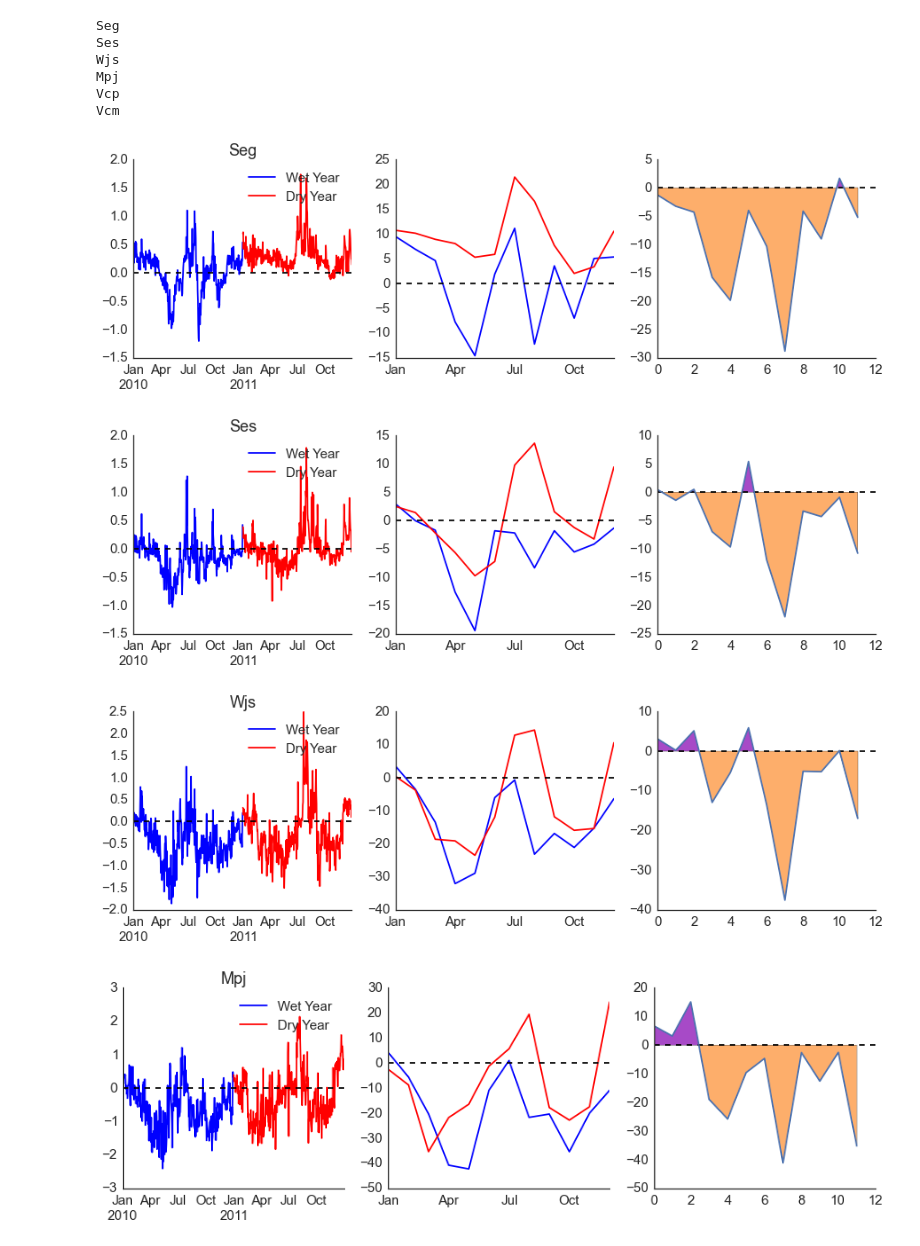
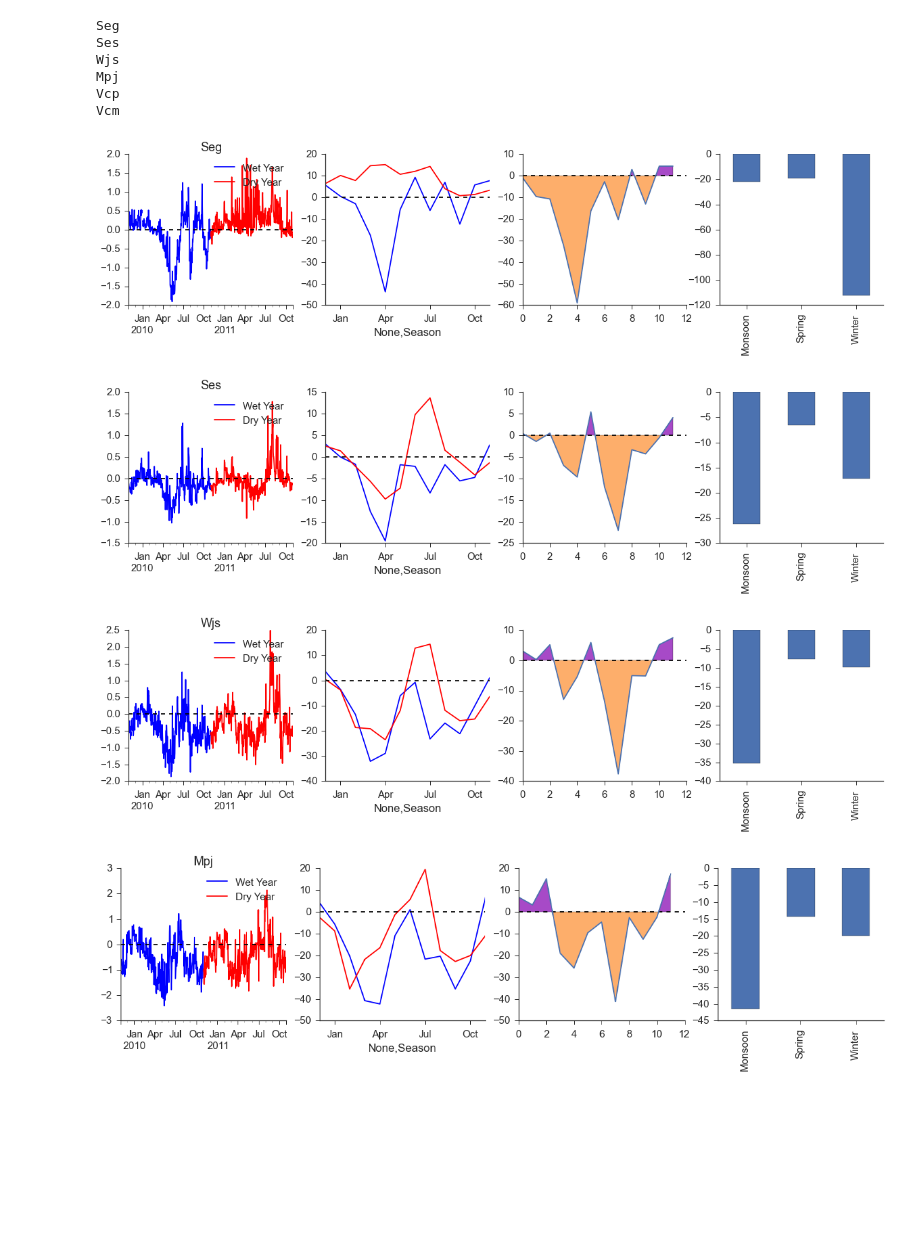
Before and after one commit to djkrofch/DinkeyCreek, a Jupyter notebook: NMEG_DroughtPlots.ipynb, the cells around one changed output. Cells and saved outputs as stored; diff of their text form; code cells hidden in the pictures; blank space fills up the shorter version.

Commit message:
Updated seasonality figures for drought stuff

```diff
--- a/NMEG_DroughtPlots.ipynb
+++ b/NMEG_DroughtPlots.ipynb
@@ -50,7 +50,7 @@ mcolour=[0.0, 0.0, 0.6];
 siteColors = [gcolour, scolour, jcolour, pjcolour, pcolour, mcolour]
 
 # Filenames of each daily file
-seg = 'US-Seg_2007_2016_daily.txt'
+seg = 'US-Sen_2007_2016_daily.txt'
 ses = 'US-Ses_2007_2016_daily.txt'
 wjs = 'US-Wjs_2007_2016_daily.txt'
 
@@ -66,6 +66,7 @@ Wjs = pd.read_csv(fluxfileDir + wjs, sep = '\t')
 Mpj = pd.read_csv(fluxfileDir + mpj, sep = '\t')
 Vcp = pd.read_csv(fluxfileDir + vcp, sep = '\t')
 Vcm = pd.read_csv(fluxfileDir + vcm, sep = '\t')
+Seg[Seg == -9999] = np.nan
 
 Seg['SITE'] = 'Seg'
 Ses['SITE'] = 'Ses'
@@ -445,49 +448,71 @@ plt.savefig('TowerDroughtPRECIP.tif')
 # %%
+import warnings
+warnings.filterwarnings('ignore')
+
+idx = 0
 for site in ['Seg', 'Ses', 'Wjs', 'Mpj', 'Vcp', 'Vcm']:
+
     thisSite = highLow[highLow.SITE == site]
+    thisSite['Season'] = 'Winter'
     wetYear = thisSite[thisSite.status == 'Wet year']
     dryYear = thisSite[thisSite.status == 'Dry year']
     print site
 
-    wetYear.index = pd.date_range('2010-1-1','2010-12-31')
-    dryYear.index = pd.date_range('2011-1-1','2011-12-31')
+    wetYear.index = pd.date_range('2009-11-1','2010-10-31')
+    dryYear.index = pd.date_range('2010-11-1','2011-10-31')
+    if idx > 3:
+        wetYear.Season[(wetYear.index.month > 4) & (wetYear.index.month <= 7)] = 'Spring'
+        wetYear.Season[(wetYear.index.month > 7) & (wetYear.index.month <= 12)] = 'Monsoon'
+        dryYear.Season[(wetYear.index.month > 4) & (wetYear.index.month <= 7)] = 'Spring'
+        dryYear.Season[(wetYear.index.month > 7) & (wetYear.index.month <= 12)] = 'Monsoon'
+    else:
+        wetYear.Season[(wetYear.index.month > 5) & (wetYear.index.month <= 7)] = 'Spring'
+        wetYear.Season[(wetYear.index.month > 7) & (wetYear.index.month <= 12)] = 'Monsoon'
+        dryYear.Season[(wetYear.index.month > 5) & (wetYear.index.month <= 7)] = 'Spring'
+        dryYear.Season[(wetYear.index.month > 7) & (wetYear.index.month <= 12)] = 'Monsoon'
 
-    wetMonths = wetYear.groupby(wetYear.index.month).sum()
-    dryMonths = dryYear.groupby(dryYear.index.month).sum()
+    wetMonths = wetYear.groupby([wetYear.index.month, 'Season']).sum()
+    dryMonths = dryYear.groupby([dryYear.index.month, 'Season']).sum()
+    diff = wetMonths - dryMonths
     wetMonths['Zero'] = 0
+    diff['Zero'] = 0
+    diffS = diff.reset_index().groupby('Season').sum().reset_index()
 
-    f, (ax1, ax2, ax3) = plt.subplots(1,3, figsize = (15, 4))
+    f, (ax1, ax2, ax3, ax4) = plt.subplots(1,4, figsize = (20, 4))
 
     wetYear.FC_F.plot(ax = ax1, c = 'blue')
     dryYear.FC_F.plot(ax = ax1, c = 'red')
     wetMonths.FC_F.plot(ax = ax2, c = 'blue')
     dryMonths.FC_F.plot(ax = ax2, c = 'red')
     ax1.axhline(y=0, color = 'k', linestyle = '--')
     ax2.axhline(y=0, color = 'k', linestyle = '--')
     ax3.axhline(y=0, color = 'k', linestyle = '--')
     y2 = (wetMonths.FC_F - dryMonths.FC_F)
     y1 = wetMonths.Zero
     ax3.fill_between(np.arange(0,12,1), y1, y2,
                      where= y2 <= y1, facecolor='#fdae6b', interpolate=True)
     ax3.fill_between(np.arange(0,12,1), y1, y2,
                      where= y2 >= y1, facecolor='#a74ac7', interpolate=True)
 
+    diffS.FC_F.plot(x = 'Season', kind = 'bar', ax = ax4)
+    ax4.set_xticklabels(['Monsoon','Spring','Winter'])
     ax3.plot(wetMonths.FC_F - dryMonths.FC_F)
 
     ax2.set_xticks([1,4,7,10])
     ax2.set_xticklabels(['Jan','Apr','Jul','Oct'])
     ax1.set_title(site)
     ax1.legend(['Wet Year','Dry Year'])
     sns.despine()
     plt.savefig('draftDroughts_' + site + '.tif')
+    idx = idx + 1
 # %% [output]
 Seg
 Ses
 Wjs
 Mpj
 Vcp
 Vcm
-[figure, old version]
+[figure, new version]
-[figure, old version]
+[figure, new version]
-[figure, old version]
+[figure, new version]
-[figure, old version]
+[figure, new version]
```
Also changed, not shown: parts of 10 cells of this notebook.
